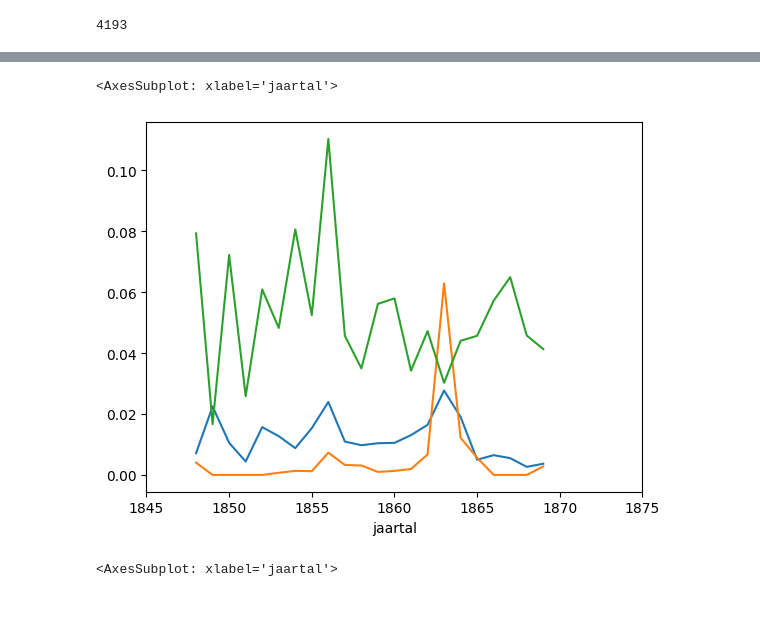
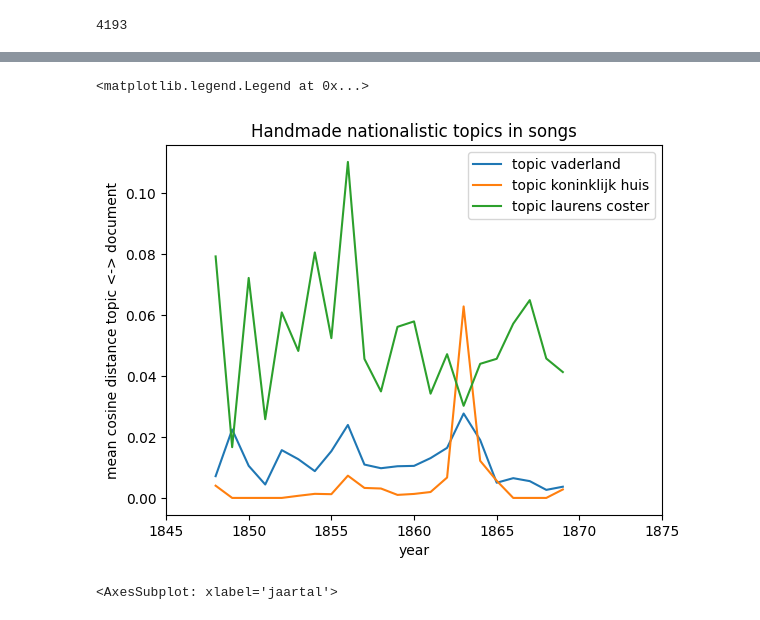
Before and after one commit to ivozandhuis/tv-liedjes, a Jupyter notebook: analysis.ipynb, the cells around one changed output, grey strips where cells are left out. Cells and saved outputs as stored; diff of their text form; code cells hidden in the pictures.

Commit message:
Improved figures

```diff
--- a/analysis.ipynb
+++ b/analysis.ipynb
@@ -429,12 +439,15 @@ for j in range(len(topicVectors)):
 df = liedjesDF.groupby('jaartal').mean(numeric_only=True).rolling(1).mean(numeric_only=True)
 # %%
 # Nationalisme
-df['topic0'].plot(xlim=(1845,1875))
-df['topic1'].plot()
-df['topic3'].plot()
+ax = df['topic0'].plot(title="Handmade nationalistic topics in songs", xlim=(1845,1875), grid=True)
+ax = df['topic1'].plot()
+ax = df['topic3'].plot()
+ax.set_ylabel('mean cosine distance topic <-> document')
+ax.set_xlabel('year')
+ax.legend(['topic vaderland', 'topic koninklijk huis', 'topic laurens coster'])
 # %% [output]
-<AxesSubplot: xlabel='jaartal'>
+<matplotlib.legend.Legend at 0x...>
-[figure, old version]
+[figure, new version]
 # %%
 # relatie met de bazen
 df['topic2'].plot(xlim=(1845,1875))
```
Also changed, not shown: parts of 13 cells of this notebook, 5 other files.
